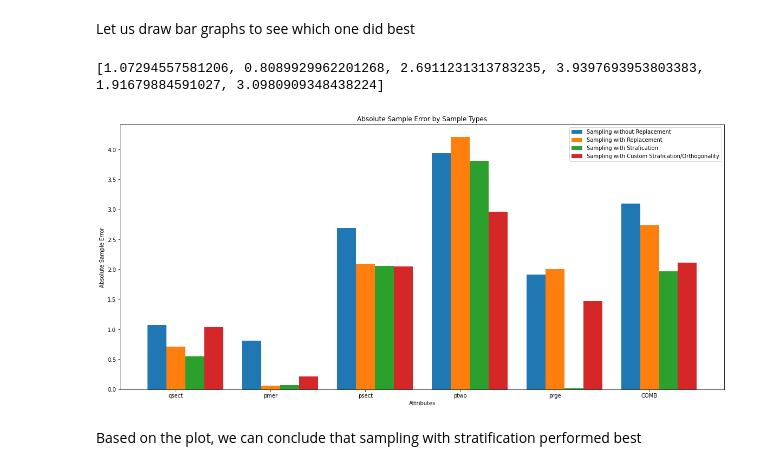
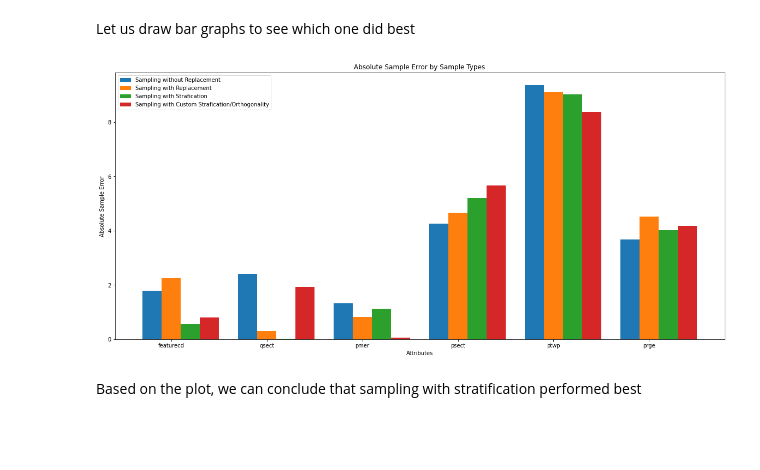
Before and after one commit to codeprentice-org/change-journal, a Jupyter notebook: notebook/sampling.ipynb, the cells around one changed output. Saved outputs shown, nothing was run; the diff lists cells and outputs as text; code cells hidden in the pictures; blank space fills up the shorter version.

```diff
--- a/notebook/sampling.ipynb
+++ b/notebook/sampling.ipynb
@@ -324,7 +290,8 @@ def stratified_sampling(gdf,col):
     for key,item in grouped_df:
         a_group=grouped_df.get_group(key)
         ratio=len(a_group)/len(gdf)
-        samp=a_group.sample(n=round(ratio*sample_size))
+        samp=a_group.sample(n=round(ratio*10000))
         df=pd.concat([df,samp])
     return df
-samp_st_at=pop_attributes(stratified_sampling(gdf,gdf.PRGE))
+
+samp_st_at=pop_attributes(stratified_sampling(gdf,gdf.QSECT))
@@ -382,3 +362,0 @@ gdf.head()
-# %%
-gdf["prge_pmer_psect"]=list(zip(gdf["PRGE"],gdf["PMER"]))
-gdf.head()
@@ -392,10 +363,8 @@ gdf.head()
-# %%
-samp_error_str=samp_error(pop_at,samp_st_at)
 # %% [markdown]
 #### Sampling with Custom Stratification/ Orthogonality
 # %%
 def orthogonal_sampling(gdf):
-    split=np.array_split(gdf,sample_size)
+    split=np.array_split(gdf,round(len(gdf)/99.1004))
     df=gdf.head(0)
     for values in split:
         x=values.sample(n=1)
@@ -471,28 +439,28 @@ error_samp_ort=samp_error(pop_at,samp_or_at)
 Let us draw bar graphs to see which one did best
 # %%
 fig, ax = plt.subplots(figsize =(20, 9))
-x_val=["qsect","pmer","psect","ptwp","prge","COMB"]
+x_val=["featurecd","qsect","pmer","psect","ptwp","prge"]
 list_error_samp_nrep=list(error_samp_nrep)
-print(list_error_samp_nrep)
 list_error_samp_rep=list(error_samp_rep)
 list_error_samp_str=list(samp_error_str)
 list_error_samp_ort=list(error_samp_ort)
 X_axis=np.arange(len(x_val))
+
 width=0.2
+
 plt.bar(X_axis,list_error_samp_nrep,width,label="Sampling without Replacement")
 plt.bar(X_axis+width,list_error_samp_rep,width,label="Sampling with Replacement")
 plt.bar(X_axis+width*2,list_error_samp_str,width,label="Sampling with Strafication")
 plt.bar(X_axis+width*3,list_error_samp_ort,width,label="Sampling with Custom Strafication/Orthogonality")
 
 
 plt.xticks(X_axis+width,x_val)
 plt.xlabel("Attributes")
 plt.ylabel("Absolute Sample Error")
 plt.title("Absolute Sample Error by Sample Types")
 plt.legend()
 plt.show()
 # %% [output]
-[1.07294557581206, 0.8089929962201268, 2.6911231313783235, 3.9397693953803383, 1.91679884591027, 3.0980909348438224]
-[figure, old version]
+[figure, new version]
 # %% [markdown]
 Based on the plot, we can conclude that sampling with stratification performed best
```
Also changed, not shown: parts of 71 cells of this notebook.
